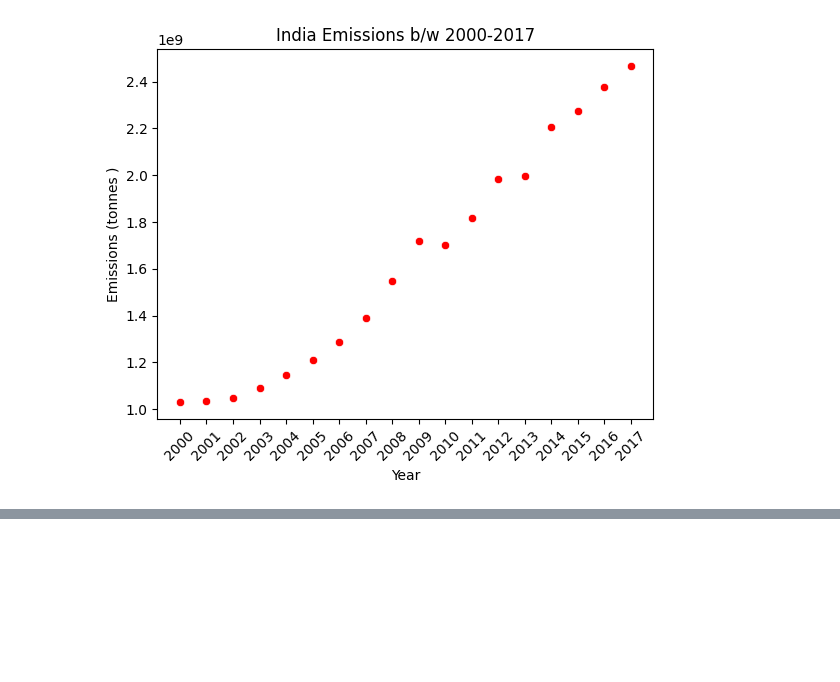
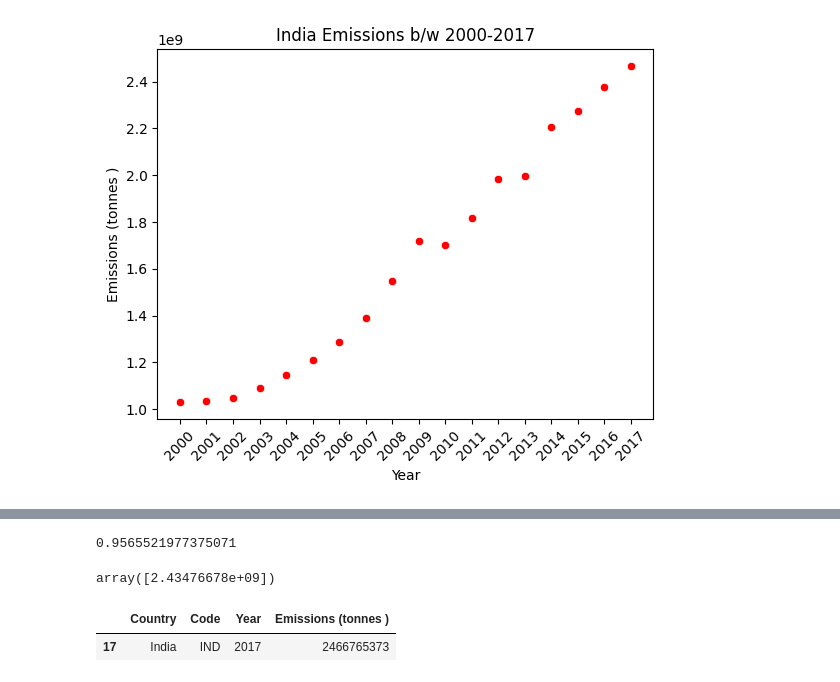
Before and after one commit to abhaygzb15/CO2-Emission-Analysis-and-Prediction, a Jupyter notebook: Prediction Model/India Prediction Model.ipynb, the cells around one changed output, grey strips where cells are left out. Drawn from its saved outputs; the diff is of its cells as text; code cells hidden in the pictures; blank space fills up the shorter version.

Commit message:
Implemented Linear Regression Model

```diff
--- a/Prediction Model/India Prediction Model.ipynb
+++ b/Prediction Model/India Prediction Model.ipynb
@@ -33,0 +43,16 @@ plt.show()
+# %%
+from sklearn.linear_model import LinearRegression
+obj=LinearRegression()
+obj.fit(X_train,Y_train)
+obj.score(X_test,Y_test)
+# %% [output]
+0.9565521977375071
+# %%
+obj.predict([[2017]])
+# %% [output]
+array([2.43476678e+09])
+# %%
+df[df['Year']==2017]
+# %% [output]
+|  | Country | Code | Year | Emissions (tonnes ) |
+| 17 | India | IND | 2017 | 2466765373 |
```
Also changed, not shown: parts of 4 cells of this notebook.
